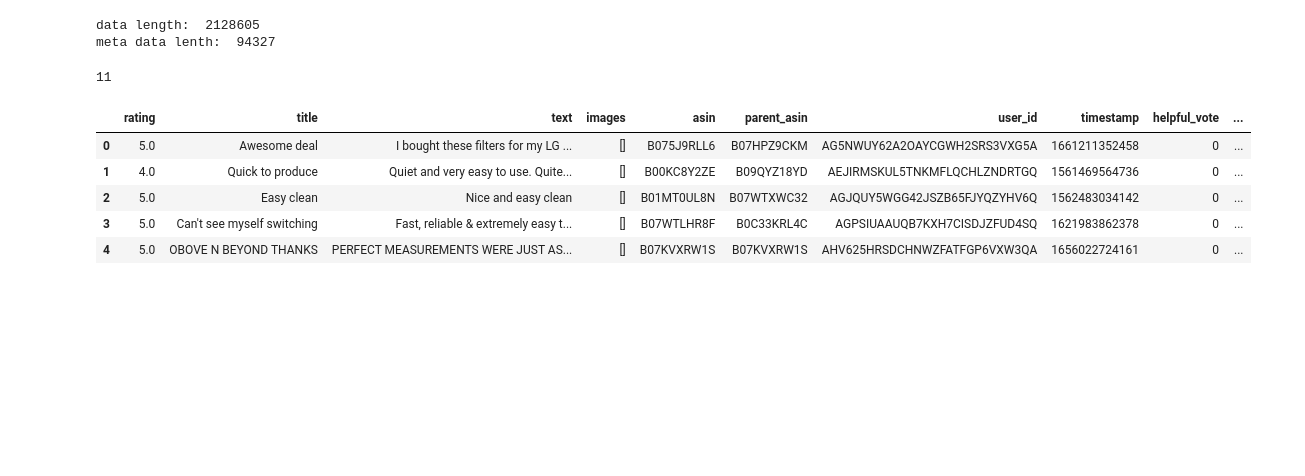
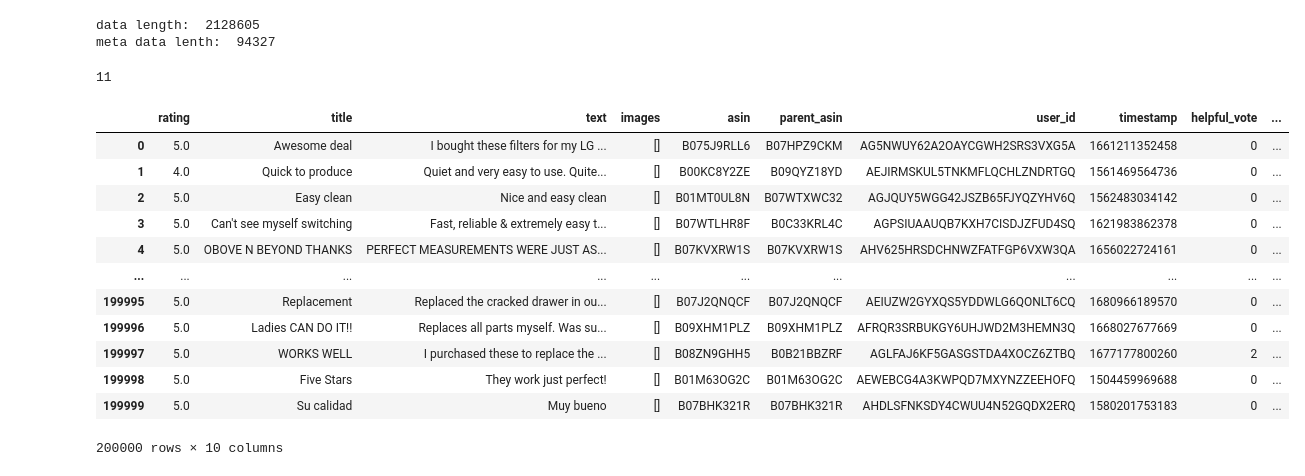
Before and after one commit to gisellegomezp/Project3, a Jupyter notebook: Mike/mike-workbook.ipynb, the cells around one changed output. Drawn from its saved outputs; the diff is of its cells as text; code cells hidden in the pictures; blank space fills up the shorter version.

```diff
--- a/Mike/mike-workbook.ipynb
+++ b/Mike/mike-workbook.ipynb
@@ -8,13 +8,13 @@ import ast
 
 #df=pd.read_csv('data\Appliances.jsonl')
 data = []
-file = 'data\Appliances.jsonl'
+file = '../../Appliances.jsonl'
 with open(file, 'r') as fp:
     for line in fp:
         data.append(json.loads(line.strip()))
 # %%
 meta_data = []
-file = 'data\meta_Appliances.jsonl'
+file = '../../meta_Appliances.jsonl'
 with open(file, 'r') as fp:
     for line in fp:
         meta_data.append(json.loads(line.strip()))
@@ -66,10 +66,15 @@ for chunk in pd.read_csv(filename, chunksize=chunksize, error_bad_lines=False):
 df = pd.concat(chunk_list)
 # %%
 # read in smaller files
-with open('..\Project Main\data\Appliances_1.txt', 'r') as file:
+with open('../Project Main/data/Appliances_1.txt', 'r') as file:
     appliances = file.read().splitlines()
-with open('..\Project Main\data\meta_1.txt', 'r') as file:
+with open('../Project Main/data/meta_4.txt', 'r') as file:
     meta = file.read().splitlines()
+
+# with open('..\Project Main\data\Appliances_1.txt', 'r') as file:
+#     appliances = file.read().splitlines()
+# with open('..\Project Main\data\meta_1.txt', 'r') as file:
+#     meta = file.read().splitlines()
 # %%
 # check out vader
 #topic modeling, term frequency, inverse document frequency
@@ -82,12 +87,19 @@ df_appliance = pd.DataFrame(parsed_data)
 parsed_data = [ast.literal_eval(item) for item in meta]
 df_meta = pd.DataFrame(parsed_data)
 # %%
-df_appliance.head()
+df_appliance
 # %% [output]
 |  | rating | title | text | images | asin | parent_asin | user_id | timestamp | helpful_vote | ... |
 | 0 | 5.0 | Awesome deal | I bought these filters for my LG ... | [] | B075J9RLL6 | B07HPZ9CKM | AG5NWUY62A2OAYCGWH2SRS3VXG5A | 1661211352458 | 0 | ... |
 | 1 | 4.0 | Quick to produce | Quiet and very easy to use. Quite... | [] | B00KC8Y2ZE | B09QYZ18YD | AEJIRMSKUL5TNKMFLQCHLZNDRTGQ | 1561469564736 | 0 | ... |
 | 2 | 5.0 | Easy clean | Nice and easy clean | [] | B01MT0UL8N | B07WTXWC32 | AGJQUY5WGG42JSZB65FJYQZYHV6Q | 1562483034142 | 0 | ... |
 | 3 | 5.0 | Can't see myself switching | Fast, reliable & extremely easy t... | [] | B07WTLHR8F | B0C33KRL4C | AGPSIUAAUQB7KXH7CISDJZFUD4SQ | 1621983862378 | 0 | ... |
 | 4 | 5.0 | OBOVE N BEYOND THANKS | PERFECT MEASUREMENTS WERE JUST AS... | [] | B07KVXRW1S | B07KVXRW1S | AHV625HRSDCHNWZFATFGP6VXW3QA | 1656022724161 | 0 | ... |
+| ... | ... | ... | ... | ... | ... | ... | ... | ... | ... | ... |
+| 199995 | 5.0 | Replacement | Replaced the cracked drawer in ou... | [] | B07J2QNQCF | B07J2QNQCF | AEIUZW2GYXQS5YDDWLG6QONLT6CQ | 1680966189570 | 0 | ... |
+| 199996 | 5.0 | Ladies CAN DO IT!! | Replaces all parts myself. Was su... | [] | B09XHM1PLZ | B09XHM1PLZ | AFRQR3SRBUKGY6UHJWD2M3HEMN3Q | 1668027677669 | 0 | ... |
+| 199997 | 5.0 | WORKS WELL | I purchased these to replace the ... | [] | B08ZN9GHH5 | B0B21BBZRF | AGLFAJ6KF5GASGSTDA4XOCZ6ZTBQ | 1677177800260 | 2 | ... |
+| 199998 | 5.0 | Five Stars | They work just perfect! | [] | B01M63OG2C | B01M63OG2C | AEWEBCG4A3KWPQD7MXYNZZEEHOFQ | 1504459969688 | 0 | ... |
+| 199999 | 5.0 | Su calidad | Muy bueno | [] | B07BHK321R | B07BHK321R | AHDLSFNKSDY4CWUU4N52GQDX2ERQ | 1580201753183 | 0 | ... |
+200000 rows × 10 columns
 # %%
```
Also changed, not shown: parts of 6 cells of this notebook, 2 other files.
